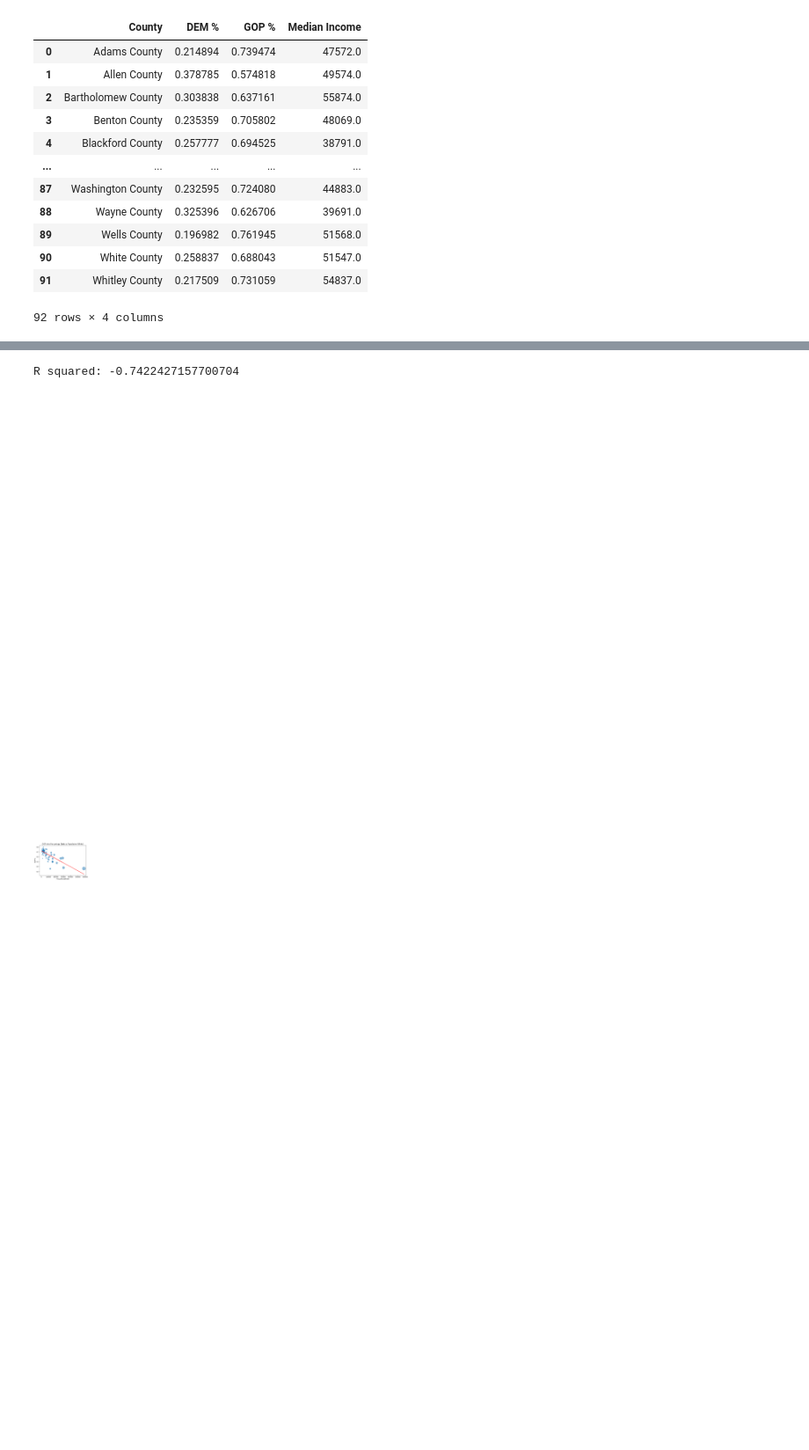
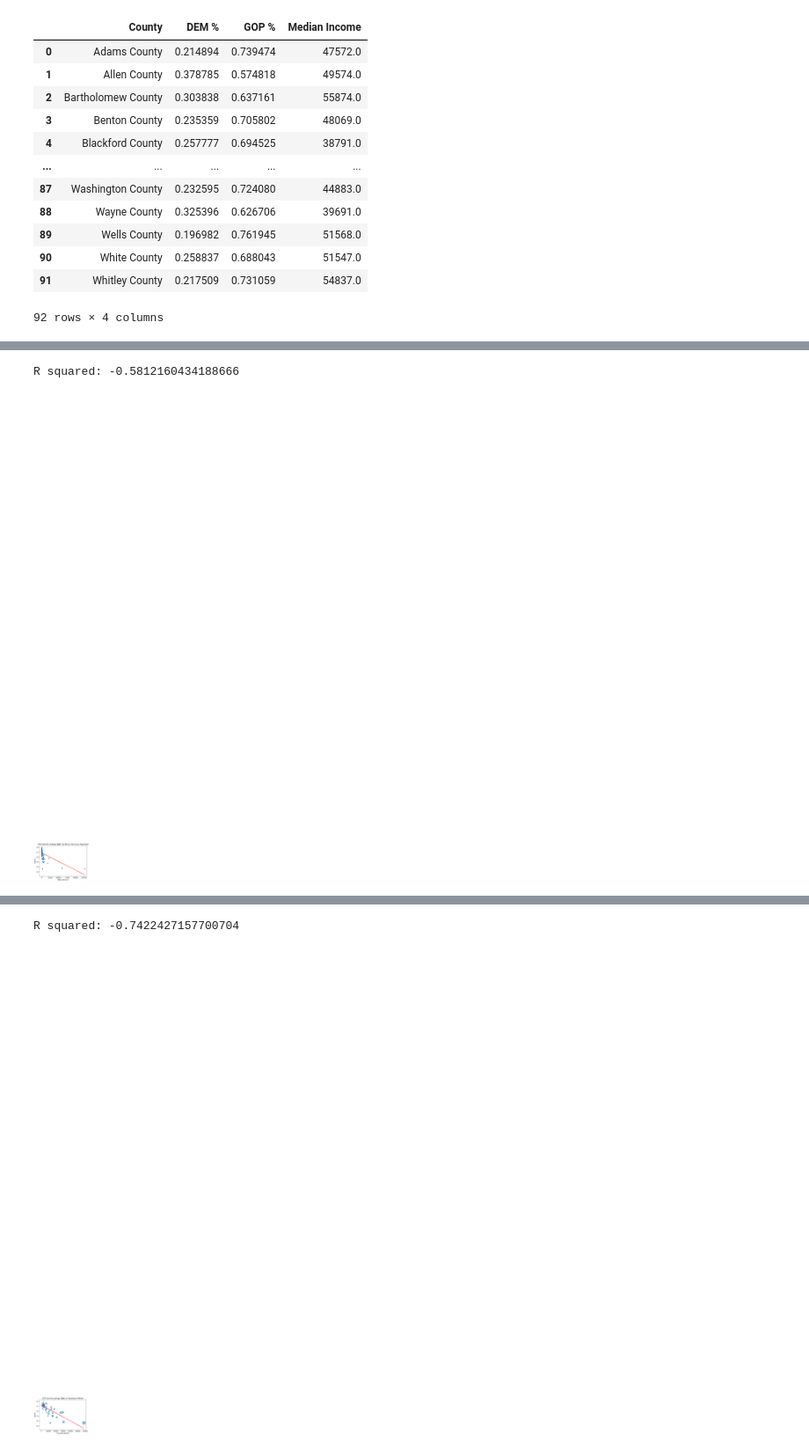
Before and after one commit to Davis1776/2016_Election_and_Demographics, a Jupyter notebook: income_plot.ipynb, the cells around one changed output, grey strips where cells are left out. Shown at 88% size. Cells and saved outputs as stored; diff of their text form; code cells hidden in the pictures; blank space fills up the shorter version.

```diff
--- a/income_plot.ipynb
+++ b/income_plot.ipynb
@@ -128,0 +170,14 @@ R squared: 0.5933115474479609
+# %%
+#African American Population vs. DEM %
+yaxis = aamerican_vote_share['GOP %']
+xaxis = aamerican_vote_share['Population (African-American)']
+linear_regression_plotter(xaxis, yaxis)
+plt.xlabel('Median Income')
+plt.ylabel('GOP %')
+plt.title(f'GOP Vote Percentage Stats For African-American Population')
+plt.savefig(f"GOP Vote Percentage Stats For African-American Population")
+#plt.xlim(0,80)
+plt.show()
+# %% [output]
+R squared: -0.5812160434188666
+[figure, added]
```
Also changed, not shown: parts of 16 cells of this notebook, 7 other files.
